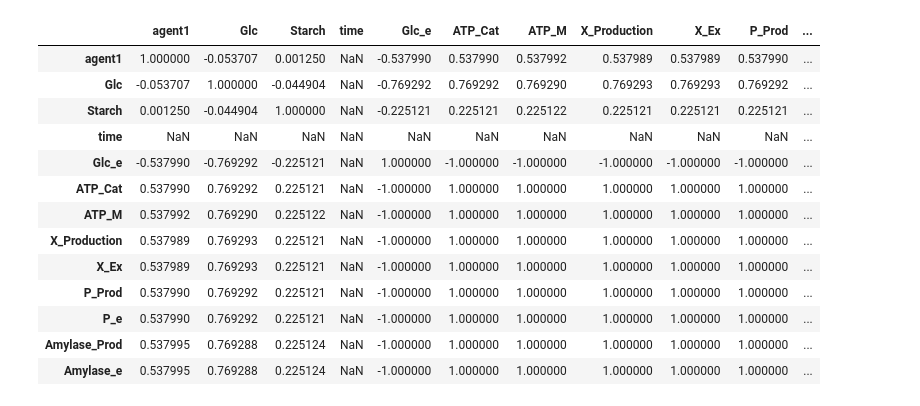
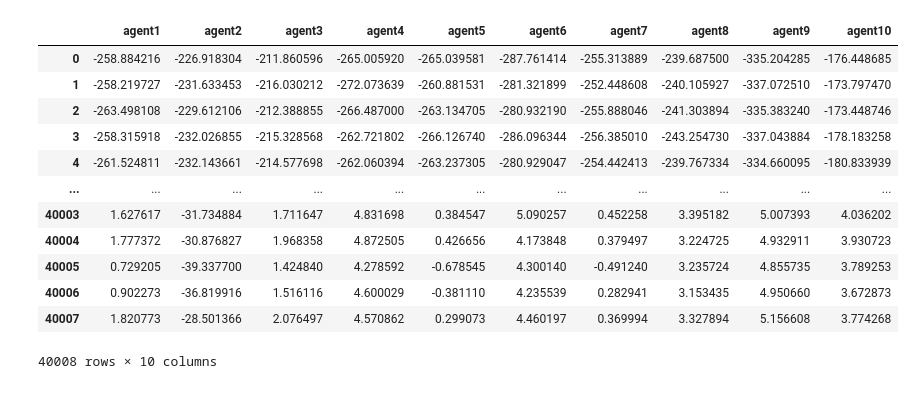
Before and after one commit to chan-csu/Reinforcement_Learning_Modeling, a Jupyter notebook: PPO/Ecoli_aux.ipynb, the cells around one changed output. Cells and saved outputs as stored; diff of their text form; code cells hidden in the pictures.

```diff
--- a/PPO/Ecoli_aux.ipynb
+++ b/PPO/Ecoli_aux.ipynb
@@ -4,8 +4,8 @@ import torch
 import pandas as pd
 import plotly.graph_objects as go
 # %%
-with open(f"Results/Toy-NECOM-lpless_single_1/Toy-NECOM-lpless_single_1_4000.pkl", 'rb') as f:
-       agent1 = pickle.load(f)
+with open(f"Results/Toy-NECOM-lpless_10_next_try/Toy-NECOM-lpless_10_next_try_5000.pkl", 'rb') as f:
+       env = pickle.load(f)
 # %%
 obs_tens=torch.rand(1000,4)
 obs_tens*=100
@@ -27,20 +27,19 @@ fig = go.Figure(data=[go.Scatter3d(x=full_table["agent1"], y=full_table["Starch"
                                     colorscale='Viridis',   # choose a colorscale
                                     opacity=0.8))])
 fig.show()
-# %%
-full_table.corr()
-# %% [output]
-|  | agent1 | Glc | Starch | time | Glc_e | ATP_Cat | ATP_M | X_Production | X_Ex | P_Prod | ... |
-| agent1 | 1.000000 | -0.053707 | 0.001250 | NaN | -0.537990 | 0.537990 | 0.537992 | 0.537989 | 0.537989 | 0.537990 | ... |
-| Glc | -0.053707 | 1.000000 | -0.044904 | NaN | -0.769292 | 0.769292 | 0.769290 | 0.769293 | 0.769293 | 0.769292 | ... |
-| Starch | 0.001250 | -0.044904 | 1.000000 | NaN | -0.225121 | 0.225121 | 0.225122 | 0.225121 | 0.225121 | 0.225121 | ... |
-| time | NaN | NaN | NaN | NaN | NaN | NaN | NaN | NaN | NaN | NaN | ... |
-| Glc_e | -0.537990 | -0.769292 | -0.225121 | NaN | 1.000000 | -1.000000 | -1.000000 | -1.000000 | -1.000000 | -1.000000 | ... |
-| ATP_Cat | 0.537990 | 0.769292 | 0.225121 | NaN | -1.000000 | 1.000000 | 1.000000 | 1.000000 | 1.000000 | 1.000000 | ... |
-| ATP_M | 0.537992 | 0.769290 | 0.225122 | NaN | -1.000000 | 1.000000 | 1.000000 | 1.000000 | 1.000000 | 1.000000 | ... |
-| X_Production | 0.537989 | 0.769293 | 0.225121 | NaN | -1.000000 | 1.000000 | 1.000000 | 1.000000 | 1.000000 | 1.000000 | ... |
-| X_Ex | 0.537989 | 0.769293 | 0.225121 | NaN | -1.000000 | 1.000000 | 1.000000 | 1.000000 | 1.000000 | 1.000000 | ... |
-| P_Prod | 0.537990 | 0.769292 | 0.225121 | NaN | -1.000000 | 1.000000 | 1.000000 | 1.000000 | 1.000000 | 1.000000 | ... |
-| P_e | 0.537990 | 0.769292 | 0.225121 | NaN | -1.000000 | 1.000000 | 1.000000 | 1.000000 | 1.000000 | 1.000000 | ... |
-| Amylase_Prod | 0.537995 | 0.769288 | 0.225124 | NaN | -1.000000 | 1.000000 | 1.000000 | 1.000000 | 1.000000 | 1.000000 | ... |
-| Amylase_e | 0.537995 | 0.769288 | 0.225124 | NaN | -1.000000 | 1.000000 | 1.000000 | 1.000000 | 1.000000 | 1.000000 | ... |
+# %%
+pd.DataFrame(env.rewards)
+# %% [output]
+|  | agent1 | agent2 | agent3 | agent4 | agent5 | agent6 | agent7 | agent8 | agent9 | agent10 |
+| 0 | -258.884216 | -226.918304 | -211.860596 | -265.005920 | -265.039581 | -287.761414 | -255.313889 | -239.687500 | -335.204285 | -176.448685 |
+| 1 | -258.219727 | -231.633453 | -216.030212 | -272.073639 | -260.881531 | -281.321899 | -252.448608 | -240.105927 | -337.072510 | -173.797470 |
+| 2 | -263.498108 | -229.612106 | -212.388855 | -266.487000 | -263.134705 | -280.932190 | -255.888046 | -241.303894 | -335.383240 | -173.448746 |
+| 3 | -258.315918 | -232.026855 | -215.328568 | -262.721802 | -266.126740 | -286.096344 | -256.385010 | -243.254730 | -337.043884 | -178.183258 |
+| 4 | -261.524811 | -232.143661 | -214.577698 | -262.060394 | -263.237305 | -280.929047 | -254.442413 | -239.767334 | -334.660095 | -180.833939 |
+| ... | ... | ... | ... | ... | ... | ... | ... | ... | ... | ... |
+| 40003 | 1.627617 | -31.734884 | 1.711647 | 4.831698 | 0.384547 | 5.090257 | 0.452258 | 3.395182 | 5.007393 | 4.036202 |
+| 40004 | 1.777372 | -30.876827 | 1.968358 | 4.872505 | 0.426656 | 4.173848 | 0.379497 | 3.224725 | 4.932911 | 3.930723 |
+| 40005 | 0.729205 | -39.337700 | 1.424840 | 4.278592 | -0.678545 | 4.300140 | -0.491240 | 3.235724 | 4.855735 | 3.789253 |
+| 40006 | 0.902273 | -36.819916 | 1.516116 | 4.600029 | -0.381110 | 4.235539 | 0.282941 | 3.153435 | 4.950660 | 3.672873 |
+| 40007 | 1.820773 | -28.501366 | 2.076497 | 4.570862 | 0.299073 | 4.460197 | 0.369994 | 3.327894 | 5.156608 | 3.774268 |
+40008 rows × 10 columns
```
Also changed, not shown: 9 other files.
